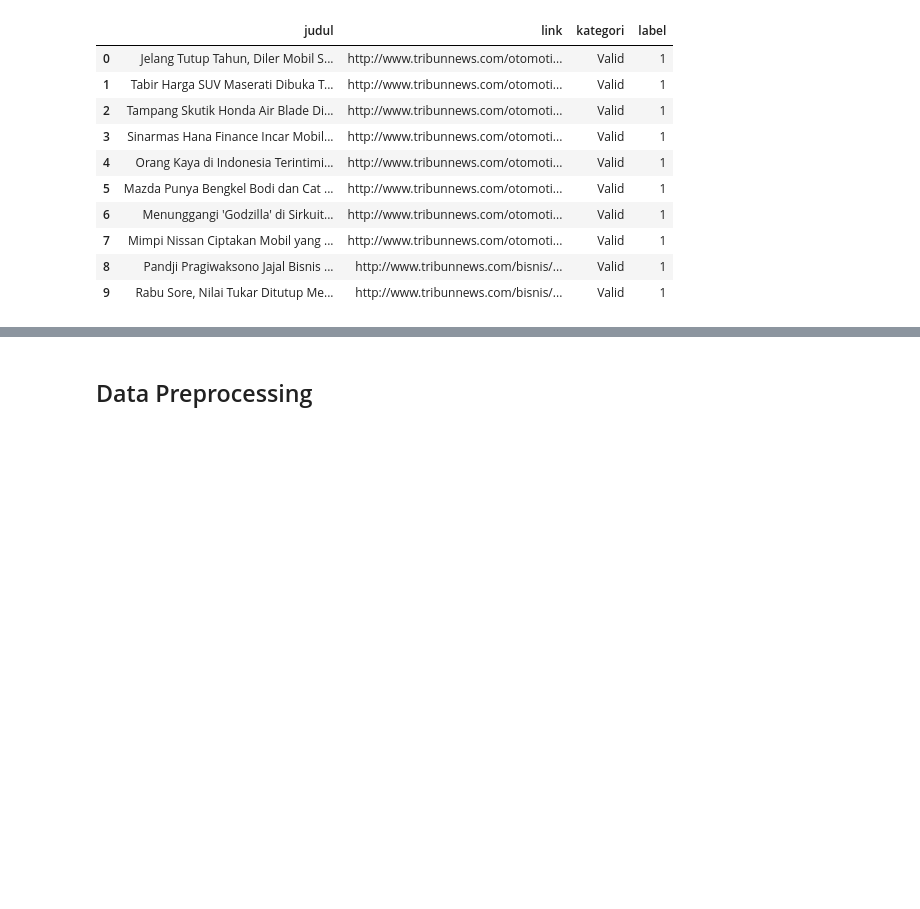
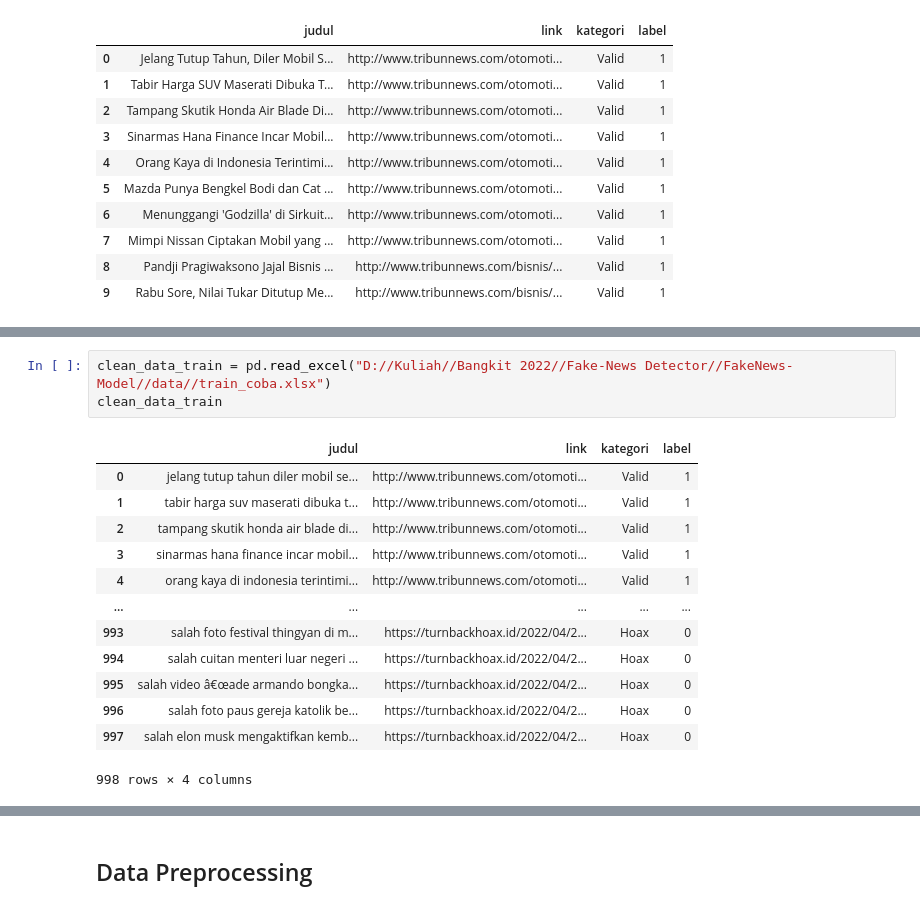
Before and after one commit to FakeNews-Detector/FakeNews-Classification, a Jupyter notebook: src/Fake_News_Detector.ipynb, the cells around one changed output, grey strips where cells are left out. Saved outputs shown, nothing was run; the diff lists cells and outputs as text; blank space fills up the shorter version.

```diff
--- a/src/Fake_News_Detector.ipynb
+++ b/src/Fake_News_Detector.ipynb
@@ -238 +239,18 @@ df["label"].value_counts()
 Name: label, dtype: int64
+# %%
+clean_data_train = pd.read_excel("D://Kuliah//Bangkit 2022//Fake-News Detector//FakeNews-Model//data//train_coba.xlsx")
+clean_data_train
+# %% [output]
+|  | judul | link | kategori | label |
+| 0 | jelang tutup tahun diler mobil se... | http://www.tribunnews.com/otomoti... | Valid | 1 |
+| 1 | tabir harga suv maserati dibuka t... | http://www.tribunnews.com/otomoti... | Valid | 1 |
+| 2 | tampang skutik honda air blade di... | http://www.tribunnews.com/otomoti... | Valid | 1 |
+| 3 | sinarmas hana finance incar mobil... | http://www.tribunnews.com/otomoti... | Valid | 1 |
+| 4 | orang kaya di indonesia terintimi... | http://www.tribunnews.com/otomoti... | Valid | 1 |
+| ... | ... | ... | ... | ... |
+| 993 | salah foto festival thingyan di m... | https://turnbackhoax.id/2022/04/2... | Hoax | 0 |
+| 994 | salah cuitan menteri luar negeri ... | https://turnbackhoax.id/2022/04/2... | Hoax | 0 |
+| 995 | salah video â€œade armando bongka... | https://turnbackhoax.id/2022/04/2... | Hoax | 0 |
+| 996 | salah foto paus gereja katolik be... | https://turnbackhoax.id/2022/04/2... | Hoax | 0 |
+| 997 | salah elon musk mengaktifkan kemb... | https://turnbackhoax.id/2022/04/2... | Hoax | 0 |
+998 rows × 4 columns
```
Also changed, not shown: parts of 37 cells of this notebook, 12 other files.
